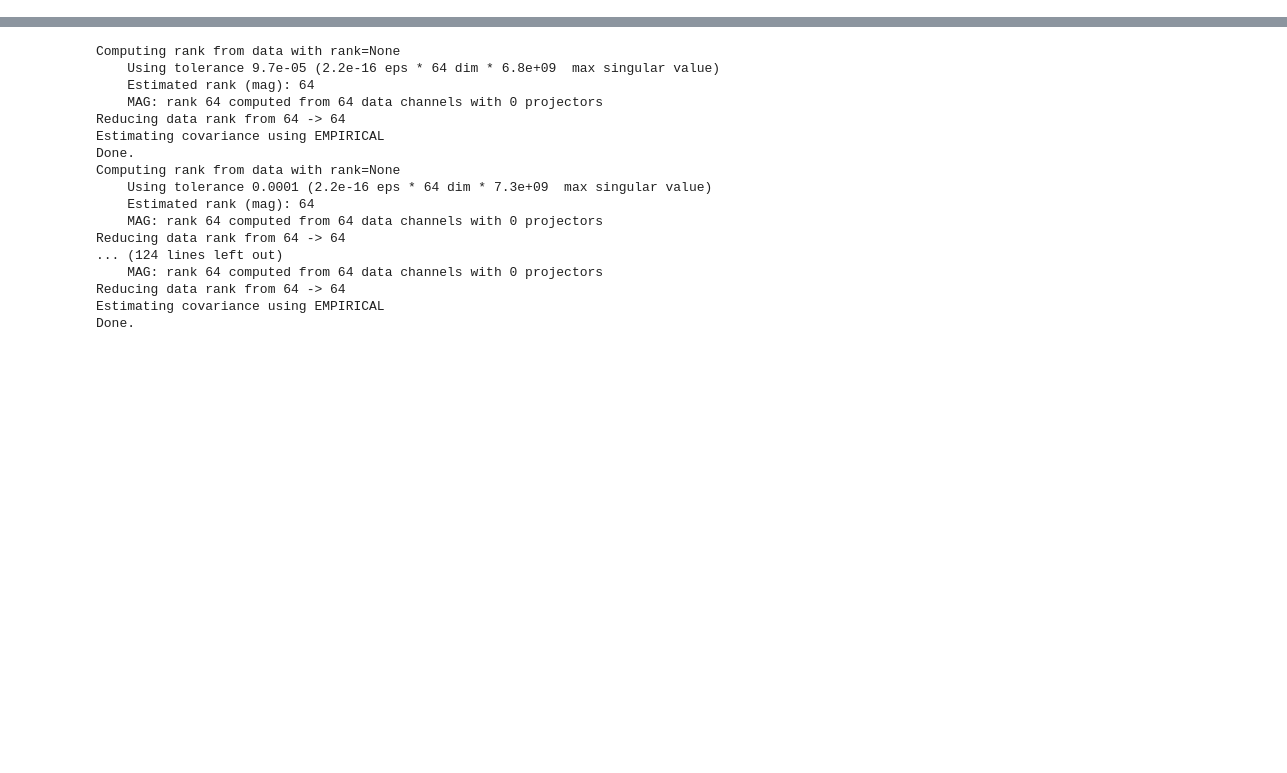
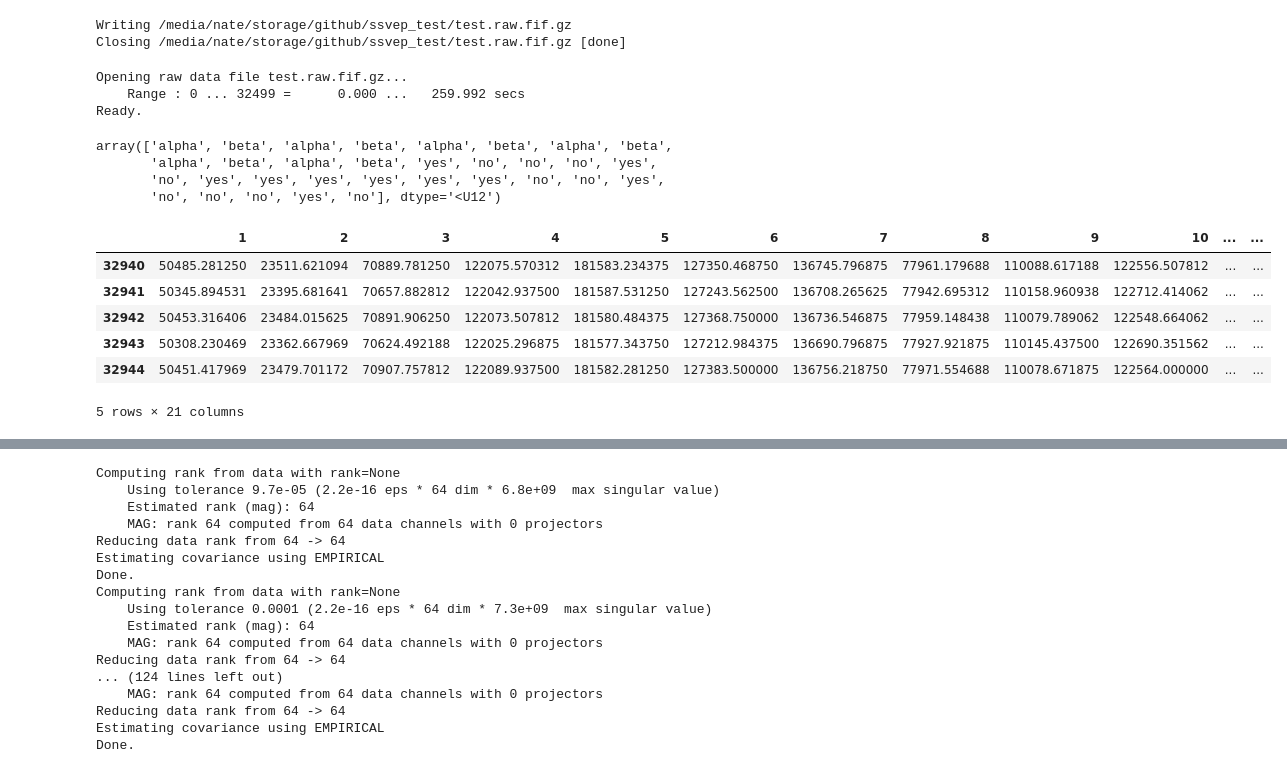
Before and after one commit to nateGeorge/openbci_laryngeal_imagery, a Jupyter notebook: MNE CSP example.ipynb, the cells around one changed output, grey strips where cells are left out. Drawn from its saved outputs; the diff is of its cells as text; code cells hidden in the pictures; blank space fills up the shorter version.

```diff
--- a/MNE CSP example.ipynb
+++ b/MNE CSP example.ipynb
@@ -4,0 +235,31 @@ https://mne.tools/stable/auto_examples/decoding/plot_decoding_csp_eeg.html
+# %%
+raw2.save('test.raw.fif.gz')
+# %% [output]
+Writing /media/nate/storage/github/ssvep_test/test.raw.fif.gz
+Closing /media/nate/storage/github/ssvep_test/test.raw.fif.gz [done]
+# %%
+raw3 = mne.io.read_raw_fif('test.raw.fif.gz')
+# %% [output]
+Opening raw data file test.raw.fif.gz...
+    Range : 0 ... 32499 =      0.000 ...   259.992 secs
+Ready.
+# %%
+raw3.annotations.description
+# %% [output]
+array(['alpha', 'beta', 'alpha', 'beta', 'alpha', 'beta', 'alpha', 'beta',
+       'alpha', 'beta', 'alpha', 'beta', 'yes', 'no', 'no', 'no', 'yes',
+       'no', 'yes', 'yes', 'yes', 'yes', 'yes', 'yes', 'no', 'no', 'yes',
+       'no', 'no', 'no', 'yes', 'no'], dtype='<U12')
+# %%
+df2 = pd.read_csv('/home/nate/github/ssvep_test/win_exp1_ssvep/bluetooth/12_18/exp_1_12_18hz_data.csv')
+df2 = df2.iloc[250:]
+# %%
+df2.tail()
+# %% [output]
+|  | 1 | 2 | 3 | 4 | 5 | 6 | 7 | 8 | 9 | 10 | ... | ... |
+| 32940 | 50485.281250 | 23511.621094 | 70889.781250 | 122075.570312 | 181583.234375 | 127350.468750 | 136745.796875 | 77961.179688 | 110088.617188 | 122556.507812 | ... | ... |
+| 32941 | 50345.894531 | 23395.681641 | 70657.882812 | 122042.937500 | 181587.531250 | 127243.562500 | 136708.265625 | 77942.695312 | 110158.960938 | 122712.414062 | ... | ... |
+| 32942 | 50453.316406 | 23484.015625 | 70891.906250 | 122073.507812 | 181580.484375 | 127368.750000 | 136736.546875 | 77959.148438 | 110079.789062 | 122548.664062 | ... | ... |
+| 32943 | 50308.230469 | 23362.667969 | 70624.492188 | 122025.296875 | 181577.343750 | 127212.984375 | 136690.796875 | 77927.921875 | 110145.437500 | 122690.351562 | ... | ... |
+| 32944 | 50451.417969 | 23479.701172 | 70907.757812 | 122089.937500 | 181582.281250 | 127383.500000 | 136756.218750 | 77971.554688 | 110078.671875 | 122564.000000 | ... | ... |
+5 rows × 21 columns
```
Also changed, not shown: parts of 52 cells of this notebook, 13 other files.
